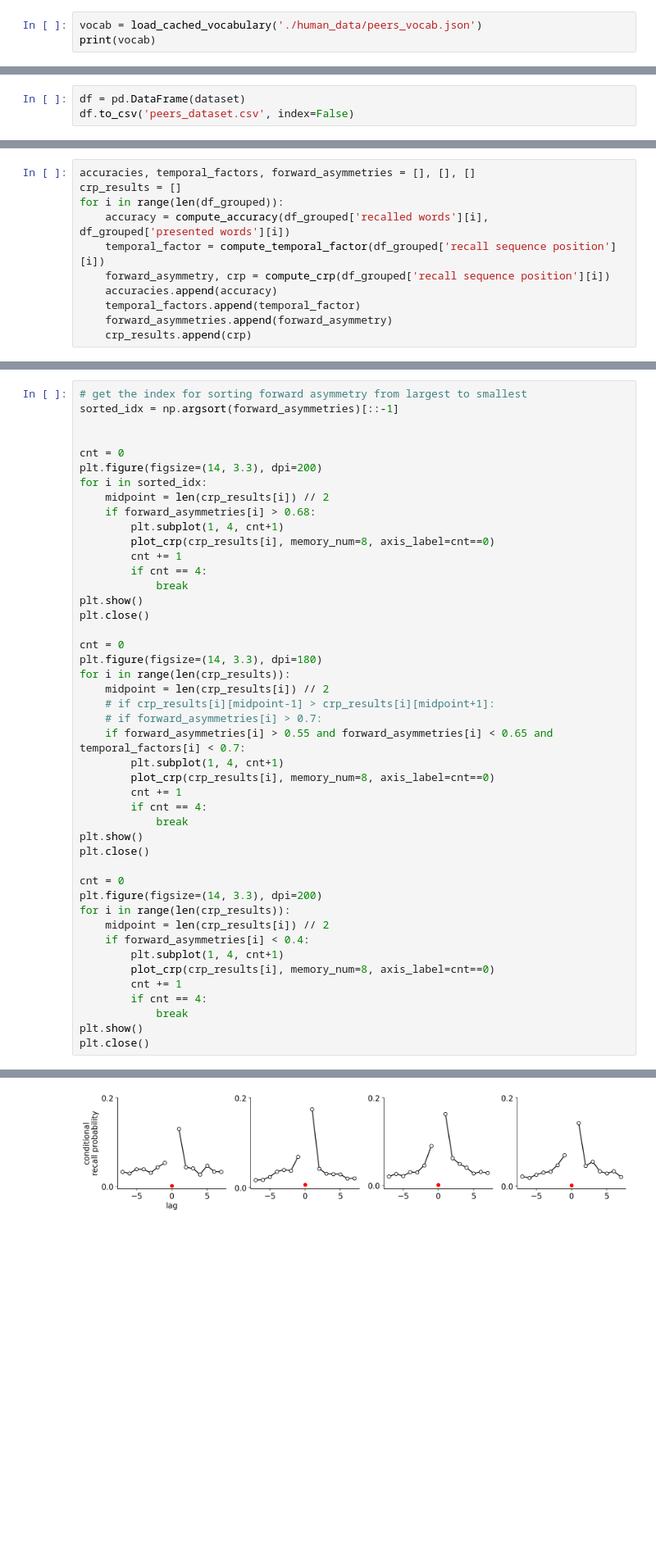
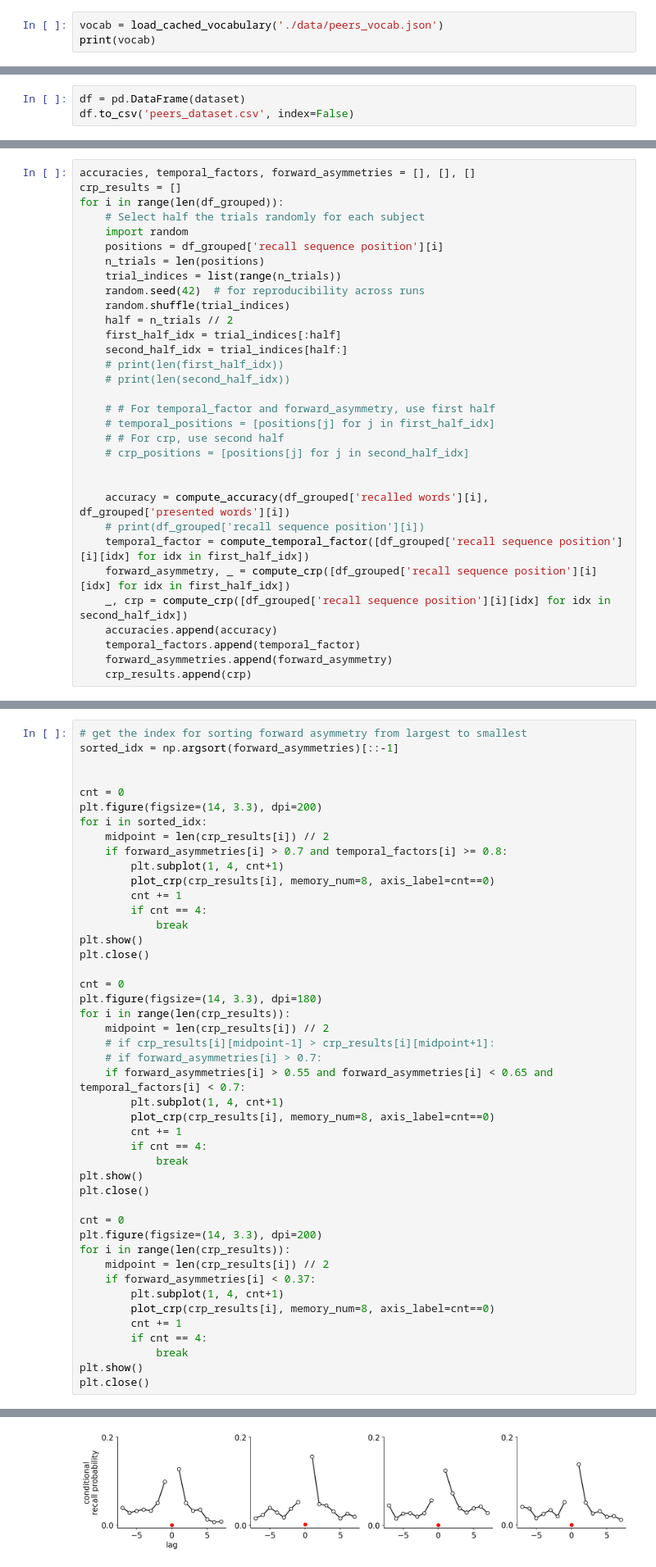
Before and after one commit to Veritaria/rnn-free-recall, a Jupyter notebook: PEERS_analysis.ipynb, the cells around one changed output, grey strips where cells are left out. Shown at 82% size. Drawn from its saved outputs; the diff is of its cells as text; blank space fills up the shorter version.

Commit message:
edited human data analysis

```diff
--- a/PEERS_analysis.ipynb
+++ b/PEERS_analysis.ipynb
@@ -285,7 +287,7 @@ print(error_num)
 # %% [output]
 0
 # %%
-vocab = load_cached_vocabulary('./human_data/peers_vocab.json')
+vocab = load_cached_vocabulary('./data/peers_vocab.json')
 print(vocab)
 # %% [output]
 {'INFANT': 737, 'BUTCHER': 203, 'MONUMENT': 913, 'CORPORATION': 382, 'APE': 31, 'IDOL': 733, 'WITNESS': 1618, 'COURT': 391, 'RAZOR': 1171, 'SCULPTURE': 1258, 'MULE': 931, 'SADDLE': 1221, 'STAPLER': 13 ...
@@ -431,9 +434,30 @@ df_grouped = df.groupby('subject').agg({
 accuracies, temporal_factors, forward_asymmetries = [], [], []
 crp_results = []
 for i in range(len(df_grouped)):
+    # Select half the trials randomly for each subject
+    import random
+    positions = df_grouped['recall sequence position'][i]
+    n_trials = len(positions)
+    trial_indices = list(range(n_trials))
+    random.seed(42)  # for reproducibility across runs
+    random.shuffle(trial_indices)
+    half = n_trials // 2
+    first_half_idx = trial_indices[:half]
+    second_half_idx = trial_indices[half:]
+    # print(len(first_half_idx))
+    # print(len(second_half_idx))
+
+    # # For temporal_factor and forward_asymmetry, use first half
+    # temporal_positions = [positions[j] for j in first_half_idx]
+    # # For crp, use second half
+    # crp_positions = [positions[j] for j in second_half_idx]
+
+
     accuracy = compute_accuracy(df_grouped['recalled words'][i], df_grouped['presented words'][i])
-    temporal_factor = compute_temporal_factor(df_grouped['recall sequence position'][i])
-    forward_asymmetry, crp = compute_crp(df_grouped['recall sequence position'][i])
+    # print(df_grouped['recall sequence position'][i])
+    temporal_factor = compute_temporal_factor([df_grouped['recall sequence position'][i][idx] for idx in first_half_idx])
+    forward_asymmetry, _ = compute_crp([df_grouped['recall sequence position'][i][idx] for idx in first_half_idx])
+    _, crp = compute_crp([df_grouped['recall sequence position'][i][idx] for idx in second_half_idx])
     accuracies.append(accuracy)
     temporal_factors.append(temporal_factor)
     forward_asymmetries.append(forward_asymmetry)
@@ -580,7 +609,7 @@ cnt = 0
 plt.figure(figsize=(14, 3.3), dpi=200)
 for i in sorted_idx:
     midpoint = len(crp_results[i]) // 2
-    if forward_asymmetries[i] > 0.68:
+    if forward_asymmetries[i] > 0.7 and temporal_factors[i] >= 0.8:
         plt.subplot(1, 4, cnt+1)
         plot_crp(crp_results[i], memory_num=8, axis_label=cnt==0)
         cnt += 1
@@ -608,7 +637,7 @@ cnt = 0
 plt.figure(figsize=(14, 3.3), dpi=200)
 for i in range(len(crp_results)):
     midpoint = len(crp_results[i]) // 2
-    if forward_asymmetries[i] < 0.4:
+    if forward_asymmetries[i] < 0.37:
         plt.subplot(1, 4, cnt+1)
         plot_crp(crp_results[i], memory_num=8, axis_label=cnt==0)
         cnt += 1
@@ -621 +650 @@ plt.close()
-[figure, old version]
+[figure, new version]
```
Also changed, not shown: parts of 8 cells of this notebook, 4 other files.
